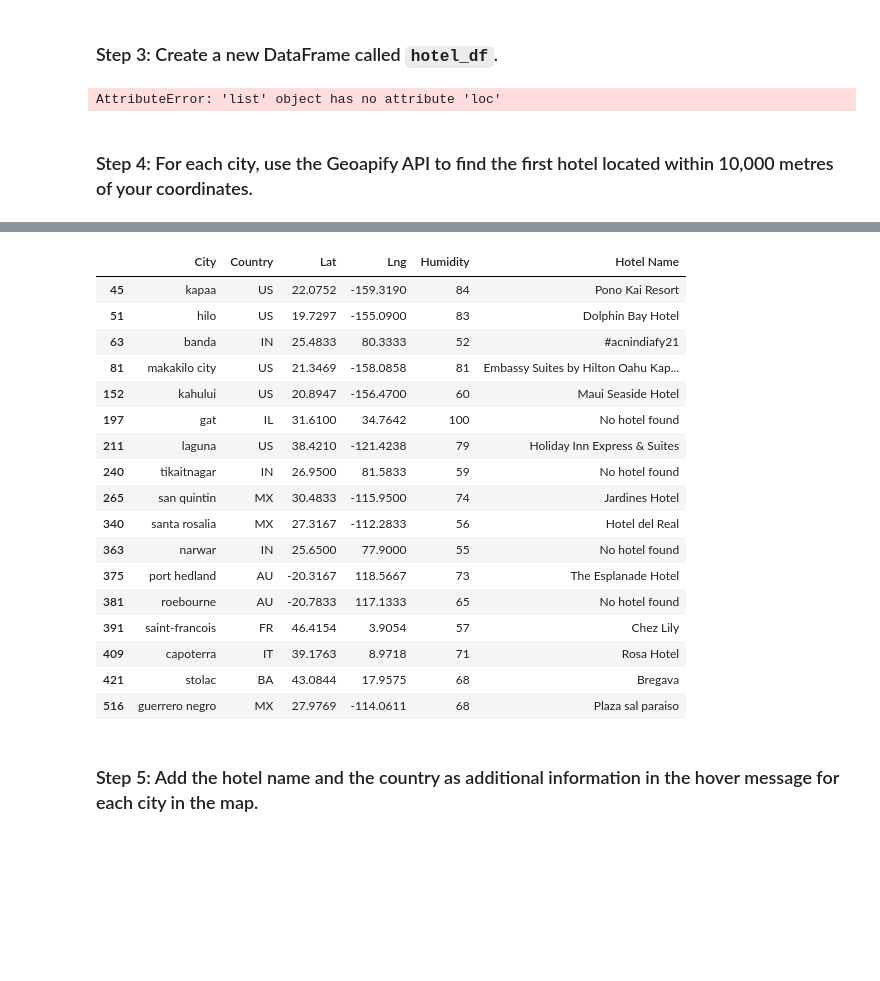
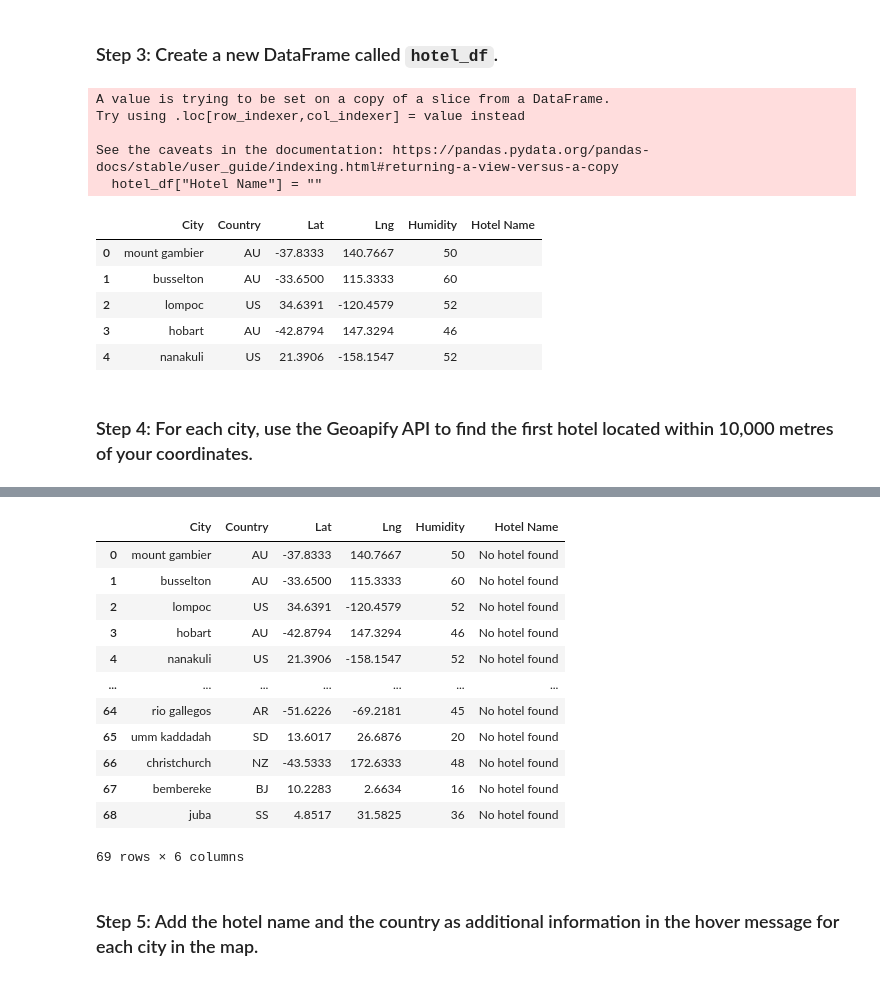
Before and after one commit to GabrielaCLopez/python-api-challenge, a Jupyter notebook: WeatherPy/VacationPy.ipynb, the cells around one changed output, grey strips where cells are left out. Saved outputs shown, nothing was run; the diff lists cells and outputs as text; code cells hidden in the pictures; blank space fills up the shorter version.

Commit message:
working on adding hotels

```diff
--- a/WeatherPy/VacationPy.ipynb
+++ b/WeatherPy/VacationPy.ipynb
@@ -83,45 +83,65 @@ hotel_df
 
 
 # Add an empty column, "Hotel Name," to the DataFrame so you can store the hotel found using the Geoapify API
-hotel_df=hotel_df.loc[:,'Hotel Name'] = hotels
+hotel_df["Hotel Name"] = ""
 
 # Display sample data
 hotel_df.head()
 # %% [output]
-AttributeError: 'list' object has no attribute 'loc'
+A value is trying to be set on a copy of a slice from a DataFrame.
+Try using .loc[row_indexer,col_indexer] = value instead
+
+See the caveats in the documentation: https://pandas.pydata.org/pandas-docs/stable/user_guide/indexing.html#returning-a-view-versus-a-copy
+  hotel_df["Hotel Name"] = ""
+|  | City | Country | Lat | Lng | Humidity | Hotel Name |
+| 0 | mount gambier | AU | -37.8333 | 140.7667 | 50 |  |
+| 1 | busselton | AU | -33.6500 | 115.3333 | 60 |  |
+| 2 | lompoc | US | 34.6391 | -120.4579 | 52 |  |
+| 3 | hobart | AU | -42.8794 | 147.3294 | 46 |  |
+| 4 | nanakuli | US | 21.3906 | -158.1547 | 52 |  |
 # %% [markdown]
 ### Step 4: For each city, use the Geoapify API to find the first hotel located within 10,000 metres of your coordinates.
 # %%
 # Set parameters to search for a hotel
-radius = # YOUR CODE HERE
+
+# Set the parameters for the type of search
+radius = 10000
+filters = f"circle:{'Lng'},{'Lat'},{radius}"
+bias = f"proximity:{'Lng'},{'Lat'}"
+
+
+# set up a parameters dictionary
 params = {
-    "radius": 5000,
-    "types": "lodging",
-    "key": g_key
+    "filter":filters,
+    "bias":bias,
+    "apiKey":geoapify_key
 }
-}
+
+# Set base URL
+base_url = "https://api.geoapify.com/v2/places?building.places=accomodation"
+
 
 # Print a message to follow up the hotel search
 print("Starting hotel search")
 
 # Iterate through the hotel_df DataFrame
 for index, row in hotel_df.iterrows():
-    # get latitude, longitude from the DataFrame
-    # YOUR CODE HERE
+    latitude=row['Lat']
+    longitude=row['Lng']
 
     # Add filter and bias parameters with the current city's latitude and longitude to the params dictionary
-    params["filter"] = # YOUR CODE HERE
-    params["bias"] = # YOUR CODE HERE
+    params["filter"] = f"circle:{longitude},{latitude},{radius}"
+    params["bias"] = f"proximity:{longitude},{latitude}"
 
     # Set base URL
-    base_url = "https://api.geoapify.com/v2/places"
+    base_url = "https://api.geoapify.com/v2/places?building.places=accomodation"
 
 
     # Make and API request using the params dictionaty
-    name_address = # YOUR CODE HERE
+    name_address = requests.get(base_url, params=params)
 
     # Convert the API response to JSON format
-    name_address = # YOUR CODE HERE
+    name_address = name_address.json()
 
     # Grab the first hotel from the results and store the name in the hotel_df DataFrame
     try:
@@ -157,21 +176,16 @@ guerrero negro - nearest hotel: Plaza sal paraiso
 |  | City | Country | Lat | Lng | Humidity | Hotel Name |
-| 45 | kapaa | US | 22.0752 | -159.3190 | 84 | Pono Kai Resort |
-| 51 | hilo | US | 19.7297 | -155.0900 | 83 | Dolphin Bay Hotel |
-| 63 | banda | IN | 25.4833 | 80.3333 | 52 | #acnindiafy21 |
-| 81 | makakilo city | US | 21.3469 | -158.0858 | 81 | Embassy Suites by Hilton Oahu Kap... |
-| 152 | kahului | US | 20.8947 | -156.4700 | 60 | Maui Seaside Hotel |
-| 197 | gat | IL | 31.6100 | 34.7642 | 100 | No hotel found |
-| 211 | laguna | US | 38.4210 | -121.4238 | 79 | Holiday Inn Express & Suites |
-| 240 | tikaitnagar | IN | 26.9500 | 81.5833 | 59 | No hotel found |
-| 265 | san quintin | MX | 30.4833 | -115.9500 | 74 | Jardines Hotel |
-| 340 | santa rosalia | MX | 27.3167 | -112.2833 | 56 | Hotel del Real |
-| 363 | narwar | IN | 25.6500 | 77.9000 | 55 | No hotel found |
-| 375 | port hedland | AU | -20.3167 | 118.5667 | 73 | The Esplanade Hotel |
-| 381 | roebourne | AU | -20.7833 | 117.1333 | 65 | No hotel found |
-| 391 | saint-francois | FR | 46.4154 | 3.9054 | 57 | Chez Lily |
-| 409 | capoterra | IT | 39.1763 | 8.9718 | 71 | Rosa Hotel |
-| 421 | stolac | BA | 43.0844 | 17.9575 | 68 | Bregava |
-| 516 | guerrero negro | MX | 27.9769 | -114.0611 | 68 | Plaza sal paraiso |
+| 0 | mount gambier | AU | -37.8333 | 140.7667 | 50 | No hotel found |
+| 1 | busselton | AU | -33.6500 | 115.3333 | 60 | No hotel found |
+| 2 | lompoc | US | 34.6391 | -120.4579 | 52 | No hotel found |
+| 3 | hobart | AU | -42.8794 | 147.3294 | 46 | No hotel found |
+| 4 | nanakuli | US | 21.3906 | -158.1547 | 52 | No hotel found |
+| ... | ... | ... | ... | ... | ... | ... |
+| 64 | rio gallegos | AR | -51.6226 | -69.2181 | 45 | No hotel found |
+| 65 | umm kaddadah | SD | 13.6017 | 26.6876 | 20 | No hotel found |
+| 66 | christchurch | NZ | -43.5333 | 172.6333 | 48 | No hotel found |
+| 67 | bembereke | BJ | 10.2283 | 2.6634 | 16 | No hotel found |
+| 68 | juba | SS | 4.8517 | 31.5825 | 36 | No hotel found |
+69 rows × 6 columns
 # %% [markdown]
 ### Step 5: Add the hotel name and the country as additional information in the hover message for each city in the map.
 # %%
```
Also changed, not shown: parts of 1 cell of this notebook, 2 other files.
